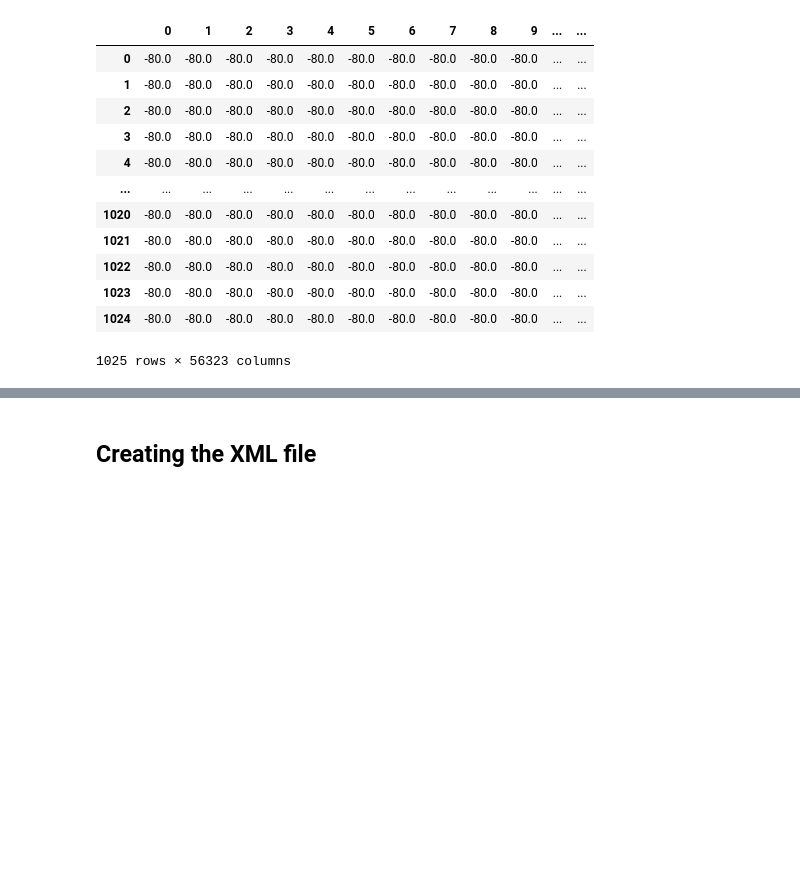
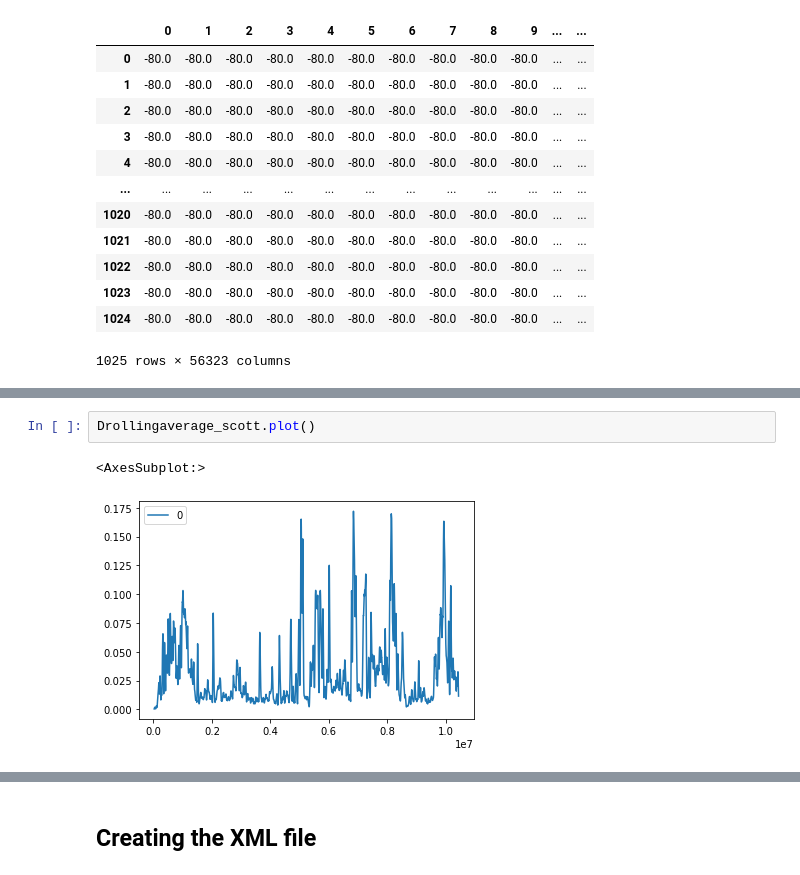
Before and after one commit to hjeffreywang/Automatic_Timeline_setup, a Jupyter notebook: P1_imports_metrics_exploration.ipynb, the cells around one changed output, grey strips where cells are left out. Cells and saved outputs as stored; diff of their text form; blank space fills up the shorter version.

```diff
--- a/P1_imports_metrics_exploration.ipynb
+++ b/P1_imports_metrics_exploration.ipynb
@@ -169,0 +173,5 @@ librosa.display.waveshow(x_2[2690100:3528000])
+# %%
+Drollingaverage_scott.plot()
+# %% [output]
+<AxesSubplot:>
+[figure, added]
```
Also changed, not shown: parts of 37 cells of this notebook, 4 other files.
